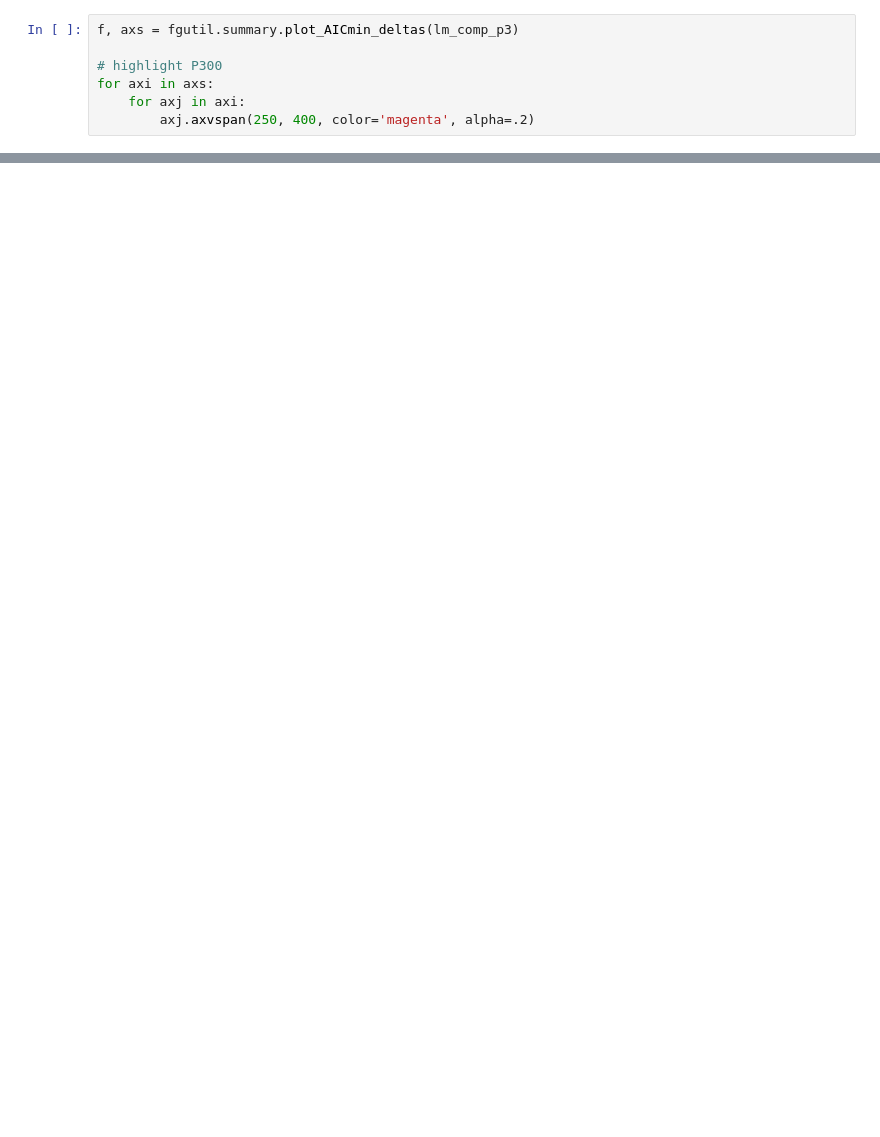
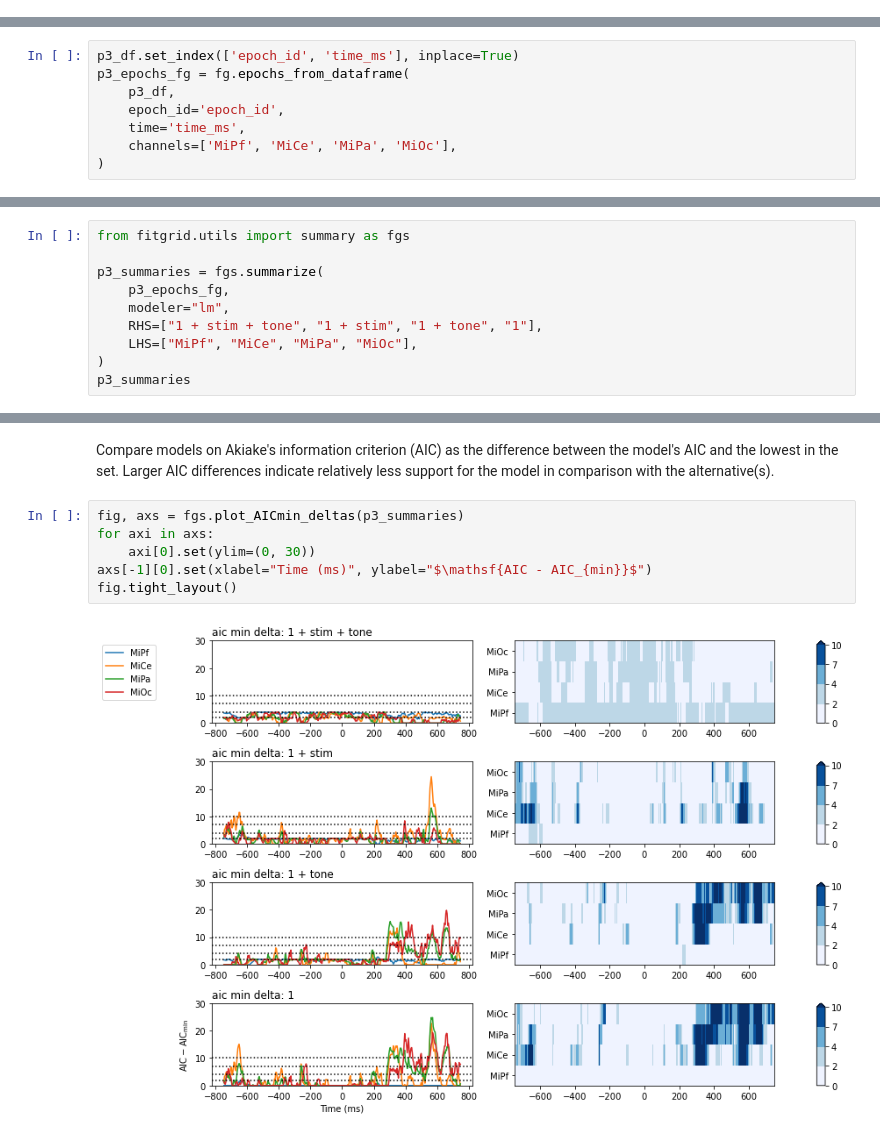
Before and after one commit to kutaslab/fitgrid, a Jupyter notebook: notebooks/Demo.ipynb, the cells around one changed output, grey strips where cells are left out. Cells and saved outputs as stored; diff of their text form; blank space fills up the shorter version.

```diff
--- a/notebooks/Demo.ipynb
+++ b/notebooks/Demo.ipynb
@@ -336,7 +0,0 @@ Wall time: 20.1 s
-# %%
-f, axs = fgutil.summary.plot_AICmin_deltas(lm_comp_p3)
-
-# highlight P300
-for axi in axs:
-    for axj in axi:
-        axj.axvspan(250, 400, color='magenta', alpha=.2)
@@ -375,0 +52,8 @@ lm_comp_p3
+# %%
+p3_df.set_index(['epoch_id', 'time_ms'], inplace=True)
+p3_epochs_fg = fg.epochs_from_dataframe(
+    p3_df,
+    epoch_id='epoch_id',
+    time='time_ms',
+    channels=['MiPf', 'MiCe', 'MiPa', 'MiOc'],
+)
@@ -375,0 +161,10 @@ lm_comp_p3
+# %%
+from fitgrid.utils import summary as fgs
+
+p3_summaries = fgs.summarize(
+    p3_epochs_fg,
+    modeler="lm",
+    RHS=["1 + stim + tone", "1 + stim", "1 + tone", "1"],
+    LHS=["MiPf", "MiCe", "MiPa", "MiOc"],
+)
+p3_summaries
@@ -375,0 +186,13 @@ lm_comp_p3
+# %% [markdown]
+Compare models on Akiake's information criterion (AIC) as
+the difference between the model's AIC and the
+lowest in the set.  Larger AIC differences indicate relatively
+less support for the model in comparison with the alternative(s).
+# %%
+fig, axs = fgs.plot_AICmin_deltas(p3_summaries)
+for axi in axs:
+    axi[0].set(ylim=(0, 30))
+axs[-1][0].set(xlabel="Time (ms)", ylabel="$\mathsf{AIC - AIC_{min}}$")
+fig.tight_layout()
+# %% [output]
+[figure, added]
```
Also changed, not shown: parts of 56 cells of this notebook, 3 other files.
